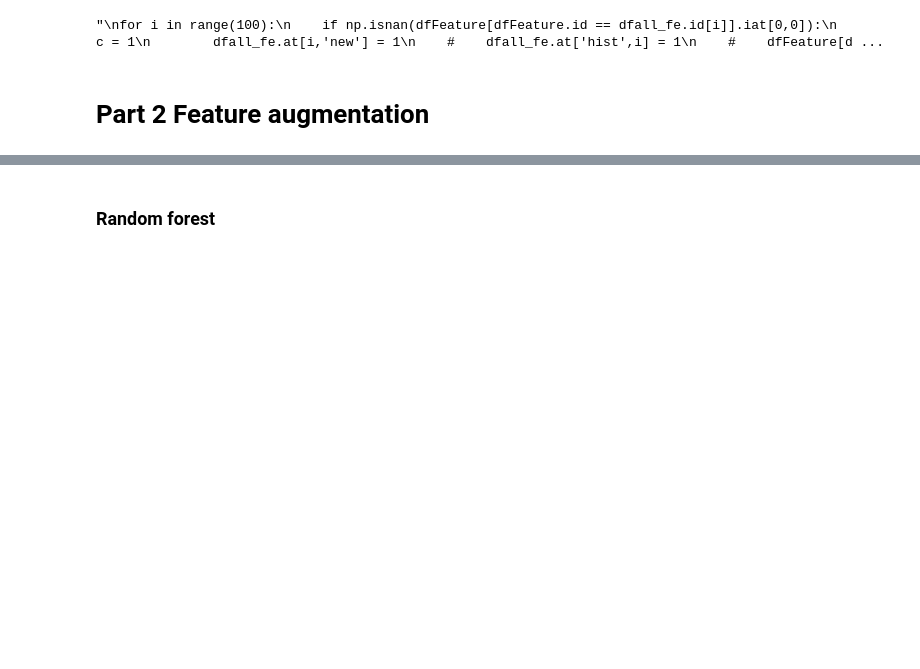
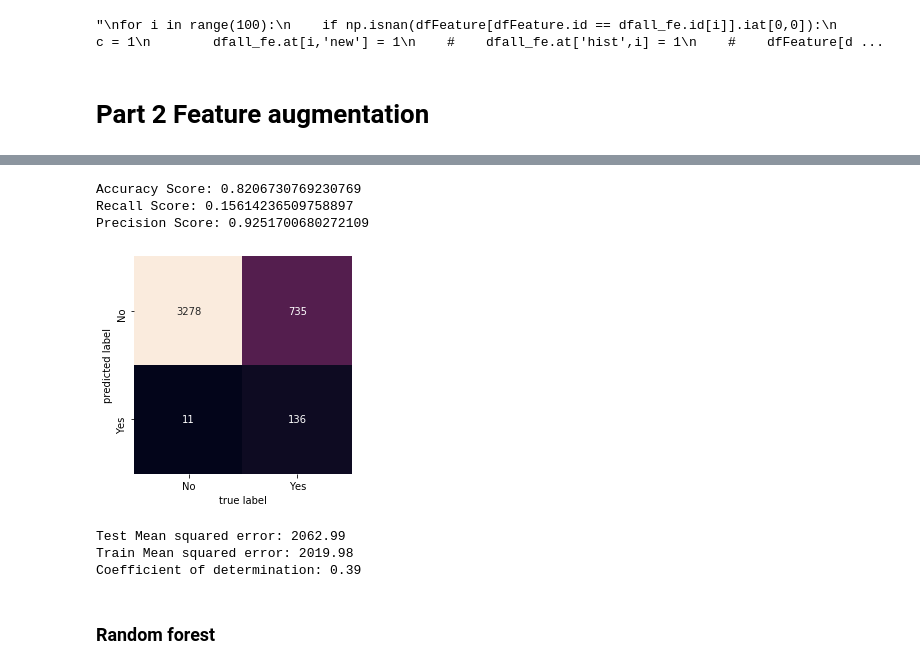
Before and after one commit to Mgallese97/Data-Science-in-Practice, a Jupyter notebook: Project/Projecttrial2.ipynb, the cells around one changed output, grey strips where cells are left out. Saved outputs shown, nothing was run; the diff lists cells and outputs as text; code cells hidden in the pictures; blank space fills up the shorter version.

```diff
--- a/Project/Projecttrial2.ipynb
+++ b/Project/Projecttrial2.ipynb
@@ -94,7 +109,7 @@ for i in range(100):
 # %% [markdown]
 # Part 2 Feature augmentation
 # %%
-features=['danceability','energy','key','loudness','mode' ,'speechiness','acousticness','instrumentalness','liveness','valence','tempo','new','week_prev','pos_prev','stream_prev','duration_ms']
+features=['danceability','energy','key','loudness','mode' ,'speechiness','acousticness','instrumentalness','liveness','valence','tempo','new','week','week_prev','pos_prev','stream_prev','duration_ms']
 X_orig = dfall_fe[features]
 from sklearn.preprocessing import StandardScaler
 x = X_orig.values #returns a numpy array
@@ -145,0 +427,24 @@ from sklearn.metrics import roc_curve, precision_recall_curve, auc, make_scorer,
+# %%
+X = pd.concat([X_scaled, X_poly, X_sqrt, X_sin, X_cos], axis=1).reindex(X_scaled.index)
+y = dfall['Position']
+X_train, X_test, y_train, y_test = train_test_split(X, y, test_size=0.2)
+
+regr = RidgeCV(alphas=[1e-3, 1e-2, 1e-1, 1])
+
+# Train the model using the training sets
+regr.fit(X_train, y_train)
+
+# Make predictions using the testing set
+y_pred = regr.predict(X_test)
+y_pred_train = regr.predict(X_train)
+
+# The coefficients
+print('Coefficients: \n', regr.coef_)
+# The mean squared error
+print('Test Mean squared error: %.2f'
+      % mean_squared_error(y_test, y_pred))
+print('Train Mean squared error: %.2f'
+      % mean_squared_error(y_train, y_pred_train))
+# The coefficient of determination: 1 is perfect prediction
+print('Coefficient of determination: %.2f'
+      % r2_score(y_test, y_pred))
@@ -146,3 +469,53 @@ from sklearn.metrics import roc_curve, precision_recall_curve, auc, make_scorer,
+# %%
+y_test_clf = pd.DataFrame(y_test)
+y_test_clf['top'] = np.where(y_test_clf['Position']<dfall.Position.quantile(0.2), 1, 0)
+y_pred_clf = pd.DataFrame(data = y_pred, columns = ['Position'])
+y_pred_clf['top'] = np.where(y_pred_clf['Position']<dfall.Position.quantile(0.2), 1, 0)
+
+mat = confusion_matrix(y_test_clf['top'], y_pred_clf['top'])
+s1=sns.heatmap(mat.T, square=True, annot=True, fmt='d', cbar=False,
+          xticklabels=['No','Yes'],
+          yticklabels=['No','Yes'] )
+plt.xlabel('true label')
+plt.ylabel('predicted label')
+bottom, top = s1.get_ylim()
+s1.set_ylim(bottom + 0.5, top - 0.5)
+
+print("Accuracy Score:",accuracy_score(y_test_clf['top'],y_pred_clf['top']))
+print("Recall Score:",recall_score(y_test_clf['top'],y_pred_clf['top'],labels=[1,0]))
+print("Precision Score:",precision_score(y_test_clf['top'],y_pred_clf['top'],labels=[1,0]))
+# %% [output]
+Accuracy Score: 0.8206730769230769
+Recall Score: 0.15614236509758897
+Precision Score: 0.9251700680272109
+[figure, added]
+# %%
+X_poly = generate_polynormial_features_set(X_scaled, 4)
+X = pd.concat([X_scaled, X_poly], axis=1).reindex(X_scaled.index)
+y = dfall['Position']
+X_train, X_test, y_train, y_test = train_test_split(X, y, test_size=0.2)
+
+regr = svm.SVR()
+
+# Train the model using the training sets
+regr.fit(X_train, y_train)
+
+# Make predictions using the testing set
+y_pred = regr.predict(X_test)
+y_pred_train = regr.predict(X_train)
+
+# The mean squared error
+print('Test Mean squared error: %.2f'
+      % mean_squared_error(y_test, y_pred))
+print('Train Mean squared error: %.2f'
+      % mean_squared_error(y_train, y_pred_train))
+# The coefficient of determination: 1 is perfect prediction
+print('Coefficient of determination: %.2f'
+      % r2_score(y_test, y_pred))
+# %% [output]
+Test Mean squared error: 2062.99
+Train Mean squared error: 2019.98
+Coefficient of determination: 0.39
 # %% [markdown]
 ### Random forest
 # %%
```
Also changed, not shown: parts of 24 cells of this notebook.
